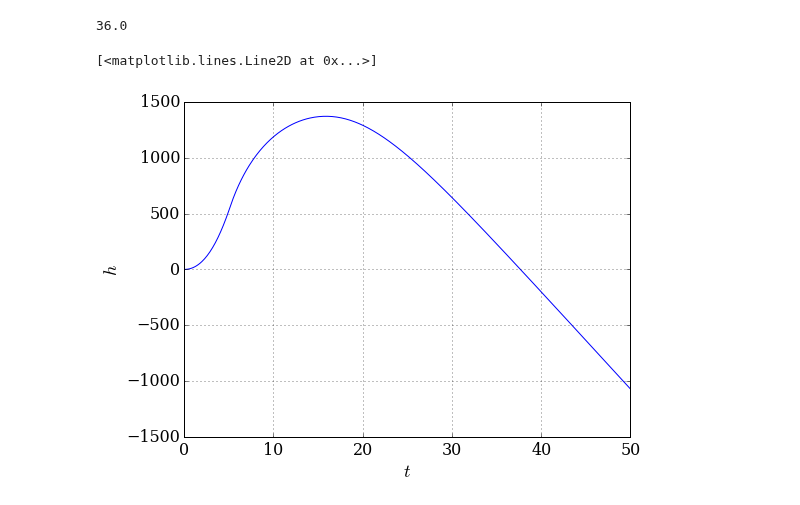
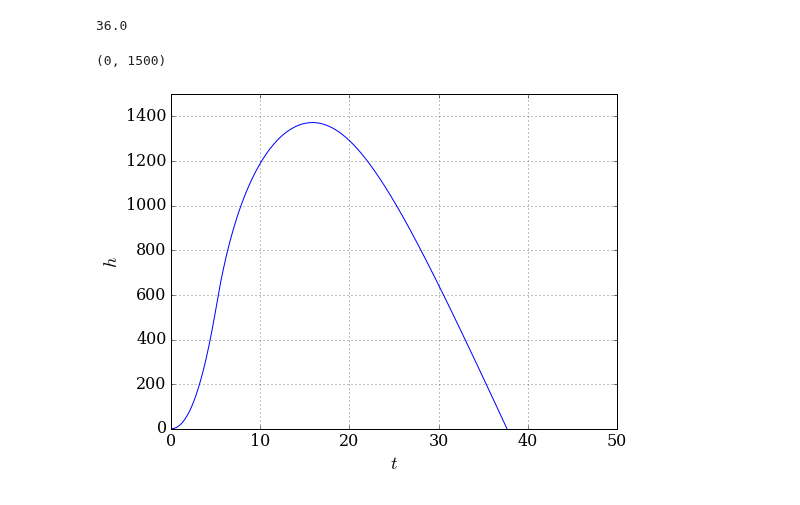
Before and after one commit to yueyang1992/MAE6286, a Jupyter notebook: rocket.ipynb, the cells around one changed output. Saved outputs shown, nothing was run; the diff lists cells and outputs as text; code cells hidden in the pictures.

```diff
--- a/rocket.ipynb
+++ b/rocket.ipynb
@@ -78,12 +78,13 @@ for n in range(N-1):
 v = u[:,0]
 y = u[:,1]
 # %%
-# visualization of the path
+# visualization of the height
 pyplot.figure(figsize=(8,6))
 pyplot.grid(True)
 pyplot.xlabel('$t$', fontsize=18)
 pyplot.ylabel('$h$', fontsize=18)
 pyplot.plot(t, y)
+pyplot.ylim(0, 1500)
 # %% [output]
-[<matplotlib.lines.Line2D at 0x...>]
+(0, 1500)
-[figure, old version]
+[figure, new version]
```
Also changed, not shown: parts of 5 cells of this notebook.
